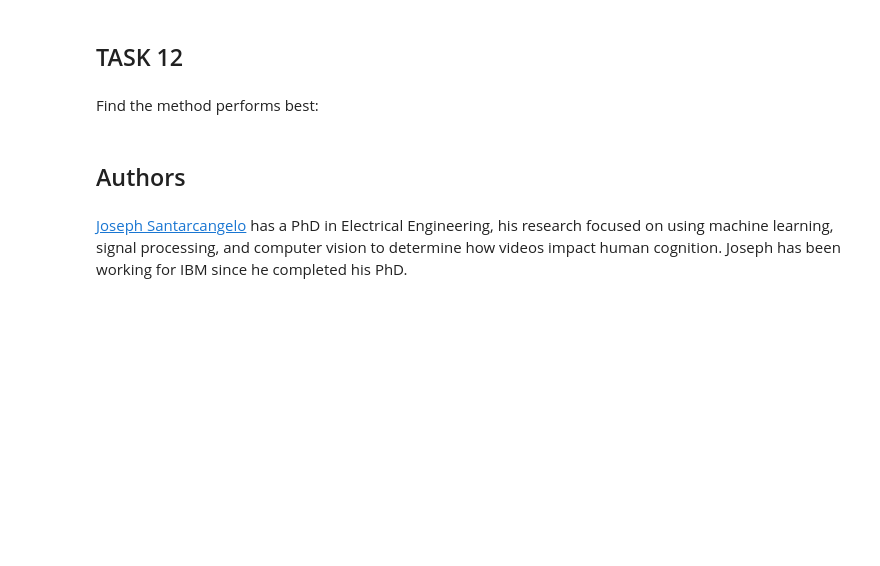
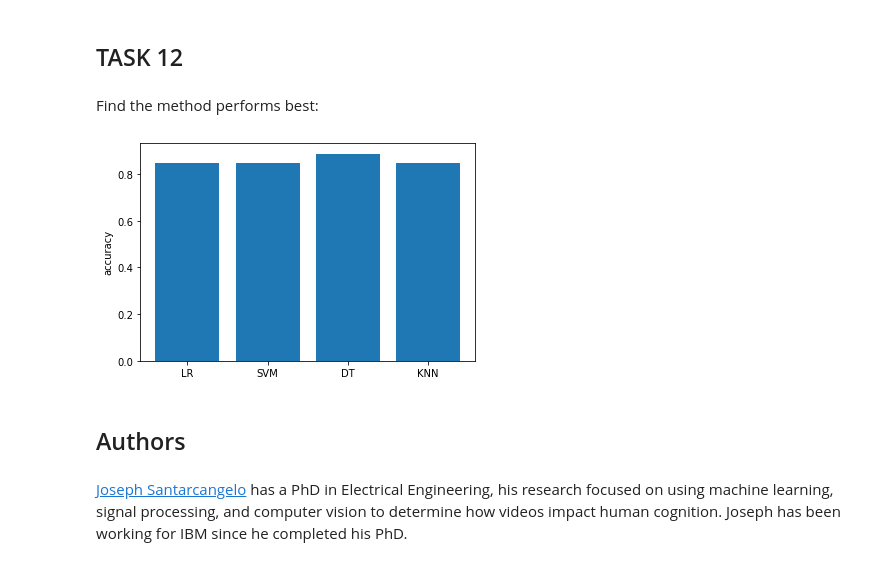
Before and after one commit to DrBChris/IBM-Data-Science-Capstone-Project, a Jupyter notebook: ML.ipynb, the cells around one changed output. Cells and saved outputs as stored; diff of their text form; code cells hidden in the pictures; blank space fills up the shorter version.

```diff
--- a/ML.ipynb
+++ b/ML.ipynb
@@ -328,6 +322,17 @@ plot_confusion_matrix(Y_test,yhat)
 ## TASK  12
 # %% [markdown]
 Find the method performs best:
+# %%
+acc = [logreg_cv.best_score_,svm_cv.best_score_,tree_cv.best_score_,knn_cv.best_score_]
+name = ["LR", "SVM","DT","KNN"]
+loc = np.arange(0,4)
+
+plt.bar(loc,acc)
+plt.xticks(loc,name)
+plt.ylabel("accuracy")
+plt.show()
+# %% [output]
+[figure, added]
 # %% [markdown]
 ## Authors
 # %% [markdown]
```
Also changed, not shown: parts of 3 cells of this notebook.
